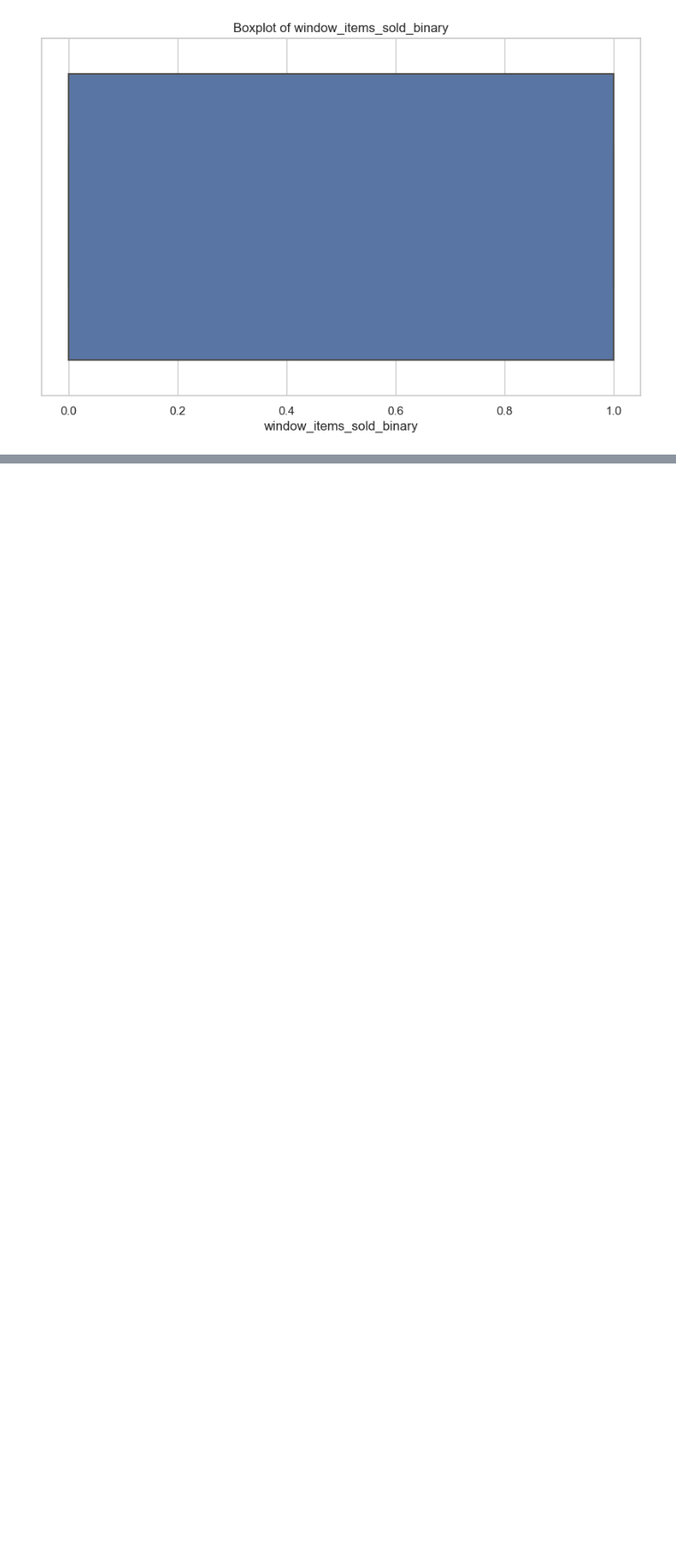
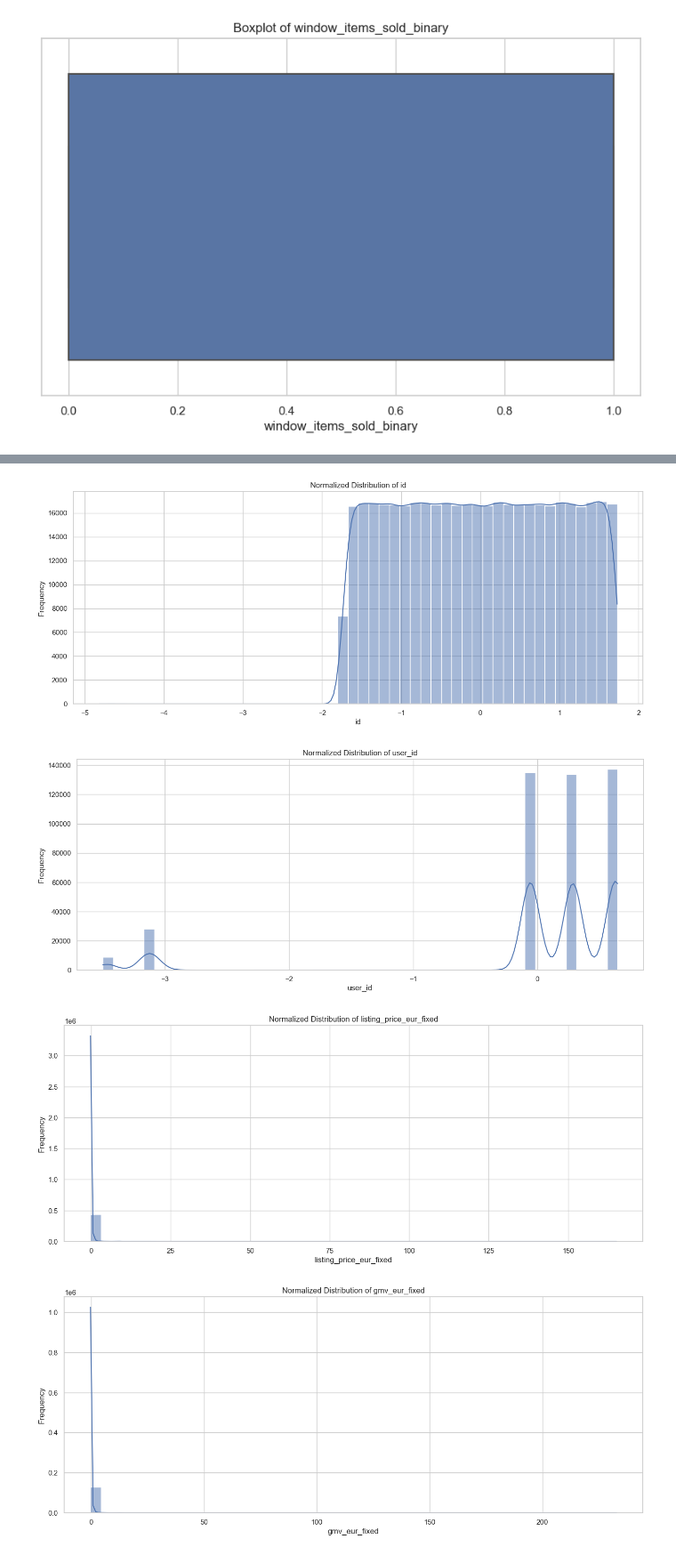
Before and after one commit to alperozgursahin/Fintech-Data-Project, a Jupyter notebook: Untitled.ipynb, the cells around one changed output, grey strips where cells are left out. Shown at 89% size. Drawn from its saved outputs; the diff is of its cells as text; code cells hidden in the pictures; blank space fills up the shorter version.

```diff
--- a/Untitled.ipynb
+++ b/Untitled.ipynb
@@ -348,0 +363,19 @@ plt.show()
+# %%
+# Normalize the numeric columns for plotting
+scaler = StandardScaler()
+data_normalized = data.copy()
+data_normalized[numeric_columns] = scaler.fit_transform(data[numeric_columns])
+
+# Plot each column in a separate, larger figure
+for col in numeric_columns:
+    plt.figure(figsize=(16, 6))
+    sns.histplot(data_normalized[col], kde=True, bins=50)
+    plt.title(f"Normalized Distribution of {col}")
+    plt.xlabel(col)
+    plt.ylabel("Frequency")
+    plt.show()
+# %% [output]
+[figure, added]
+[figure, added]
+[figure, added]
+[figure, added]
```
Also changed, not shown: parts of 36 cells of this notebook.
